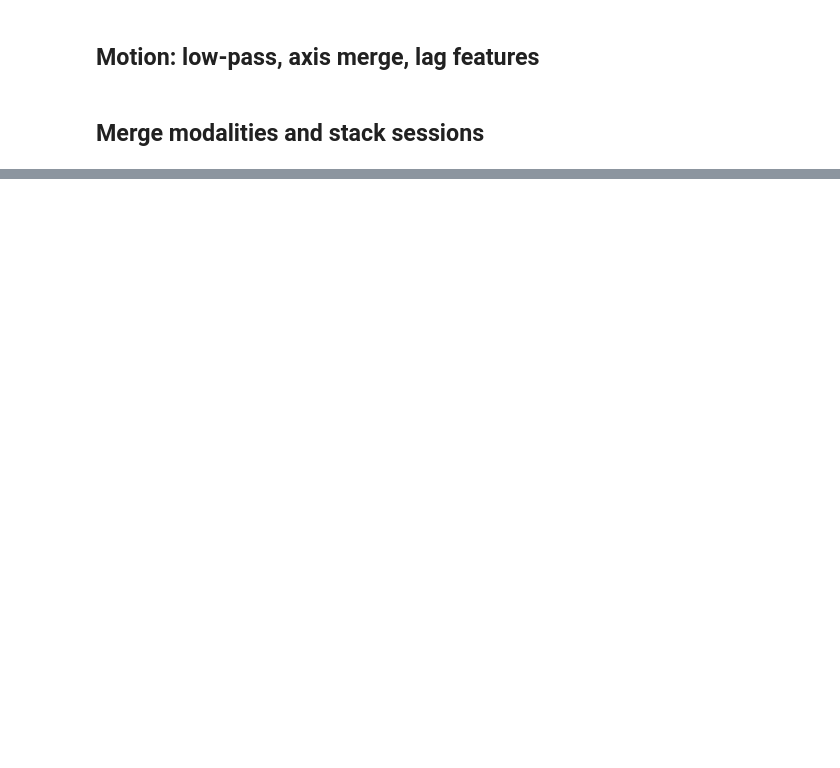
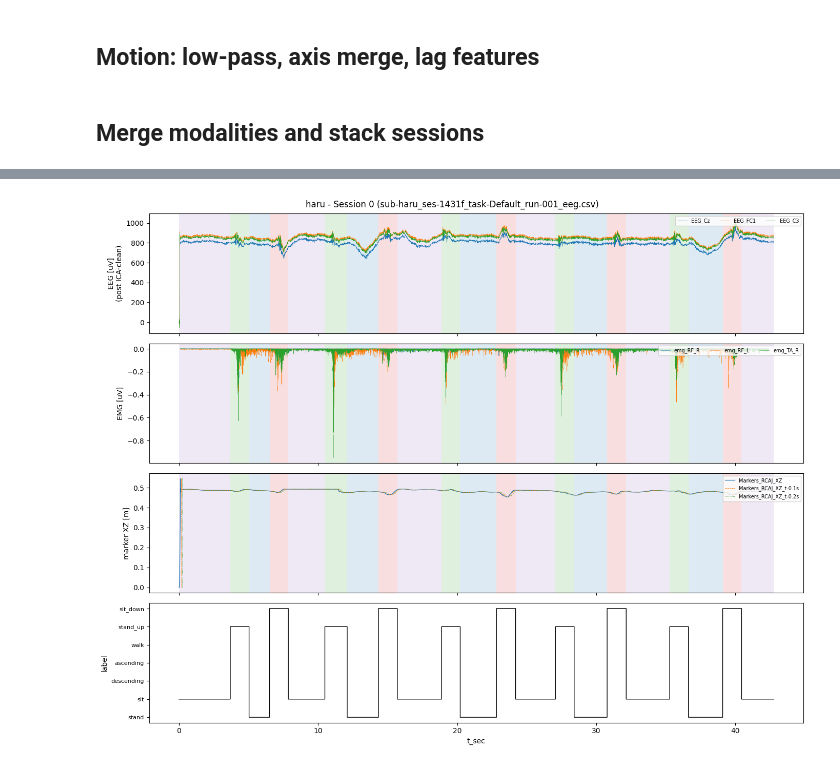
Before and after one commit to rikky1201/eeg-emg-motion-intention, a Jupyter notebook: notebooks/03_preprocessing.ipynb, the cells around one changed output, grey strips where cells are left out. Drawn from its saved outputs; the diff is of its cells as text; code cells hidden in the pictures; blank space fills up the shorter version.

```diff
--- a/notebooks/03_preprocessing.ipynb
+++ b/notebooks/03_preprocessing.ipynb
@@ -32,7 +40,7 @@ from motion_intent.preprocessing import (
 # %% [markdown]
 ## Load a subject's sessions
 # %%
-subject = 'subjectA'      # ← 自分の被験者フォルダ名に変更
+subject = 'haru'      # ← 自分の被験者フォルダ名に変更
 session_paths = sorted((config.FORMATTED_DIR / subject).glob('*.csv'))
 assert session_paths, (
     f'no labelled sessions under {config.FORMATTED_DIR / subject} - '
@@ -55,3 +73,0 @@ def preprocess_eeg(df):
-# %%
-def preprocess_emg(df):
-    return df.rename(columns=config.EMG_RENAME)
@@ -61,6 +95,17 @@ def preprocess_emg(df):
 def preprocess_motion(df):
     raw_marker_cols = [c for c in df.columns if c.startswith('Markers_')]
     fs_m = estimate_fs_from_time(df['t_sec'])
+
+    # Markers_* are >95% NaN between mocap samples (much slower than EEG/EMG in
+    # the merged frame) - filtfilt/lfilter propagate a single NaN through their
+    # whole output, so gaps must be filled before lowpass, not after. Forward-fill
+    # (zero-order-hold) rather than interpolate: this pipeline stands in for a
+    # real-time system, which only ever has the *last* marker sample, never the
+    # next one. Only the leading gap (before the first real sample) falls back
+    # to the first available value.
+    df = df.copy()
+    df[raw_marker_cols] = df[raw_marker_cols].ffill().bfill()
+
     df = lowpass(df, raw_marker_cols, fs=fs_m, cutoff_hz=30.0, zero_phase=False)
     df = drop_single_axis_marker_cols(merge_xz_all(df))
 
@@ -76,7 +121,7 @@ frames = []
 for i, path in enumerate(session_paths):
     df = pd.read_csv(path)
     df = preprocess_eeg(df)
-    df = preprocess_emg(df)
+    df = preprocess_emg(df, path)
     df = preprocess_motion(df)
     df['Session'] = i
     frames.append(df)
@@ -88,0 +320,50 @@ print(out_path, clean.shape)
+# %%
+LABEL_COLORS = {
+    'stand': 'tab:blue', 'sit': 'tab:purple', 'walk': 'tab:orange',
+    'ascending': 'tab:green', 'stand_up': 'tab:green',
+    'descending': 'tab:red', 'sit_down': 'tab:red',
+}
+
+
+def shade_labels(ax, t, labels):
+    change = np.where(labels[1:] != labels[:-1])[0] + 1
+    starts = np.concatenate(([0], change))
+    ends = np.concatenate((change, [len(labels)]))
+    for s, e in zip(starts, ends):
+        ax.axvspan(t[s], t[min(e, len(t) - 1)], color=LABEL_COLORS.get(labels[s], 'gray'), alpha=0.15, lw=0)
+
+
+session_to_plot = 0      # ← Session 列の番号(session_paths のインデックス)を変更して見比べる
+seg = clean[clean['Session'] == session_to_plot].reset_index(drop=True)
+t = seg['t_sec'].to_numpy()
+labels = seg['label'].to_numpy()
+
+fig, axes = plt.subplots(4, 1, figsize=(14, 11), sharex=True)
+
+for ch in config.EEG_CH_FEATURE[:3]:
+    axes[0].plot(t, seg[ch], lw=0.4, label=ch)
+axes[0].set_ylabel('EEG [uV]\n(post ICA-clean)'); axes[0].legend(fontsize=7, ncol=3, loc='upper right')
+shade_labels(axes[0], t, labels)
+
+for ch in config.EMG_COLS[:3]:
+    axes[1].plot(t, seg[ch], lw=0.4, label=ch)
+axes[1].set_ylabel('EMG [uV]'); axes[1].legend(fontsize=7, ncol=3, loc='upper right')
+shade_labels(axes[1], t, labels)
+
+m = config.MOTION_COLS[0]
+axes[2].plot(t, seg[m], lw=0.9, label=m)
+axes[2].plot(t, seg[f'{m}_t-0.1s'], lw=0.6, ls='--', label=f'{m}_t-0.1s')
+axes[2].plot(t, seg[f'{m}_t-0.2s'], lw=0.6, ls=':', label=f'{m}_t-0.2s')
+axes[2].set_ylabel('marker XZ [m]'); axes[2].legend(fontsize=7, loc='upper right')
+shade_labels(axes[2], t, labels)
+
+class_ids = [config.CLASS_NAMES.index(l) for l in labels]
+axes[3].plot(t, class_ids, drawstyle='steps-post', color='black', lw=1)
+axes[3].set_yticks(range(len(config.CLASS_NAMES)))
+axes[3].set_yticklabels(config.CLASS_NAMES, fontsize=8)
+axes[3].set_ylabel('label'); axes[3].set_xlabel('t_sec')
+
+fig.suptitle(f'{subject} - Session {session_to_plot} ({session_paths[session_to_plot].name})')
+plt.tight_layout()
+# %% [output]
+[figure, added]
```
Also changed, not shown: parts of 8 cells of this notebook, 9 other files.
